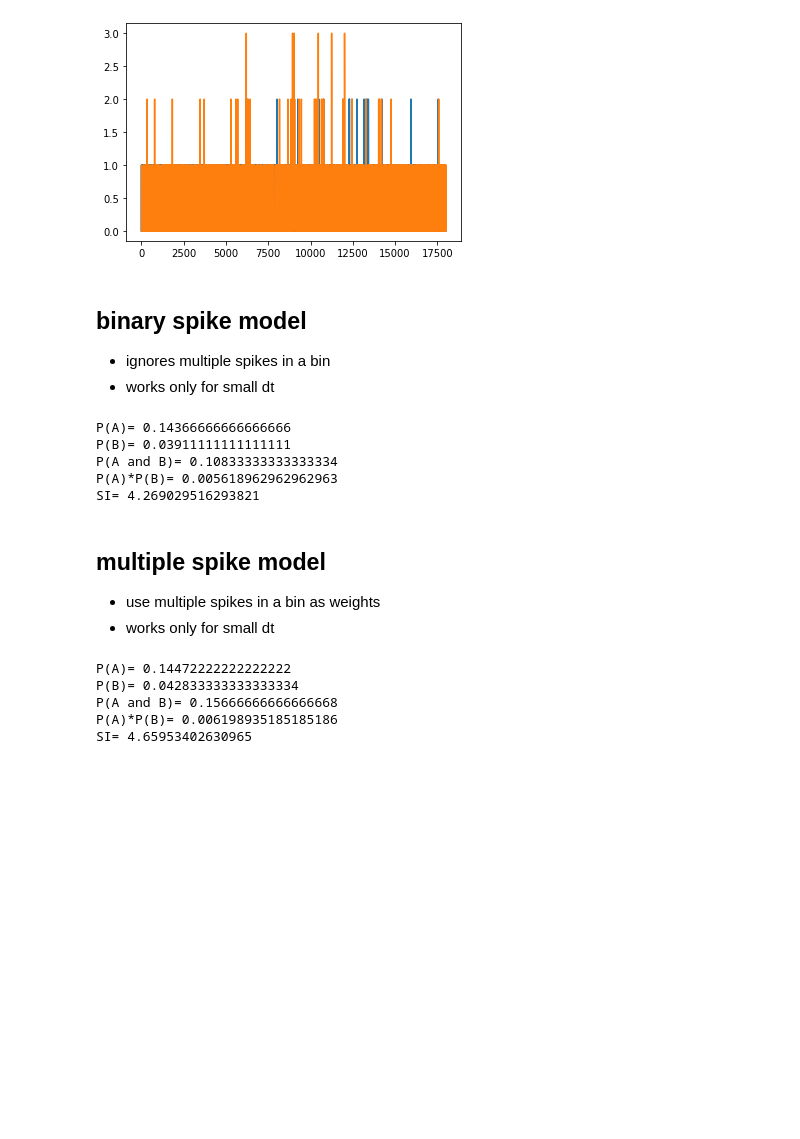
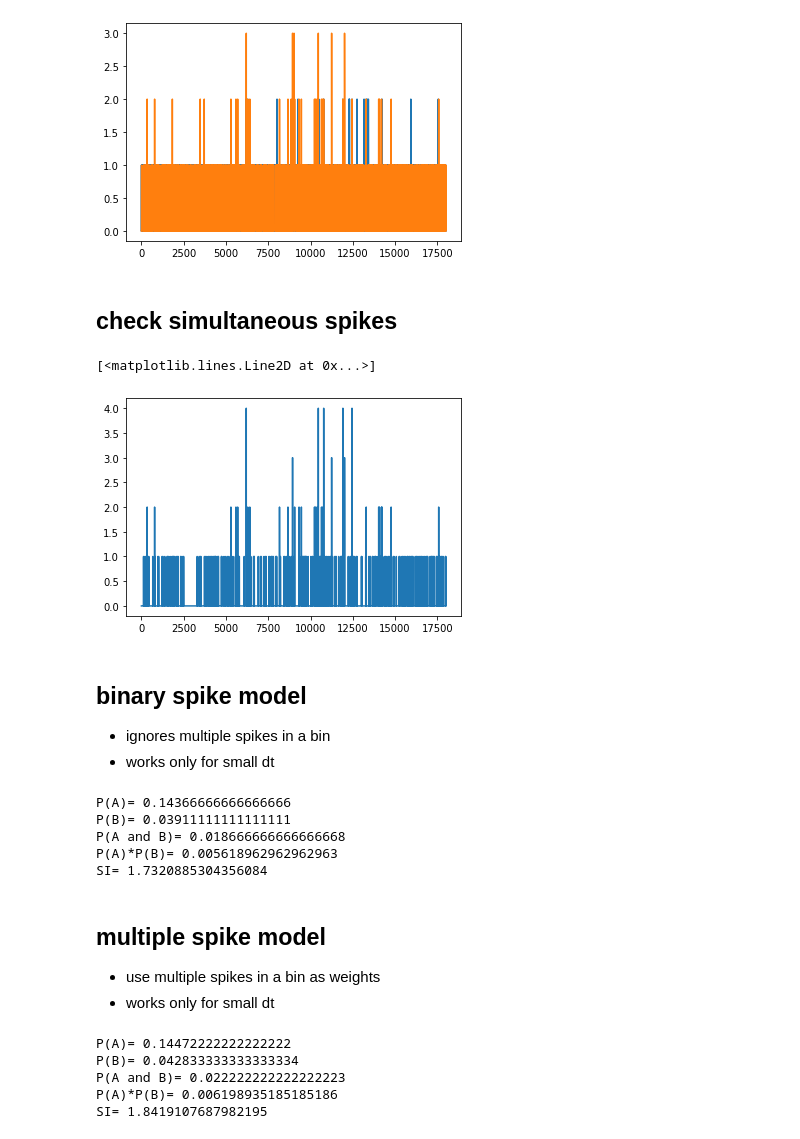
Before and after one commit to ys7yoo/neural_correlation, a Jupyter notebook: synchrony.ipynb, the cells around one changed output. Saved outputs shown, nothing was run; the diff lists cells and outputs as text; code cells hidden in the pictures; blank space fills up the shorter version.

```diff
--- a/synchrony.ipynb
+++ b/synchrony.ipynb
@@ -209,6 +209,15 @@ plt.plot(spike_trains[1])
 # %% [output]
 [<matplotlib.lines.Line2D at 0x...>]
 [figure]
+# %% [markdown]
+## check simultaneous spikes
+# %%
+spike_train_both = spike_trains[0]*spike_trains[1]
+
+plt.plot(spike_train_both)
+# %% [output]
+[<matplotlib.lines.Line2D at 0x...>]
+[figure, added]
 # %% [markdown]
 ## binary spike model
 * ignores multiple spikes in a bin
@@ -228,9 +237,9 @@ print("SI=", synchrony_index)
 # %% [output]
 P(A)= 0.14366666666666666
 P(B)= 0.03911111111111111
-P(A and B)= 0.10833333333333334
+P(A and B)= 0.018666666666666668
 P(A)*P(B)= 0.005618962962962963
-SI= 4.269029516293821
+SI= 1.7320885304356084
 # %% [markdown]
 ## multiple spike model
 * use multiple spikes in a bin as weights
@@ -250,6 +259,6 @@ print("SI=", synchrony_index)
 # %% [output]
 P(A)= 0.14472222222222222
 P(B)= 0.042833333333333334
-P(A and B)= 0.15666666666666668
+P(A and B)= 0.022222222222222223
 P(A)*P(B)= 0.006198935185185186
-SI= 4.65953402630965
+SI= 1.8419107687982195
```
Also changed, not shown: parts of 1 cell of this notebook, 7 other files.
